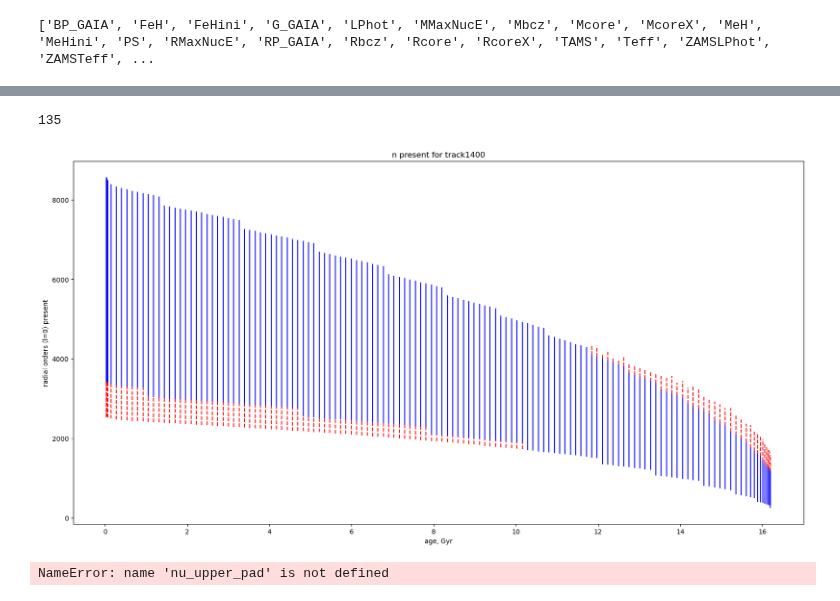
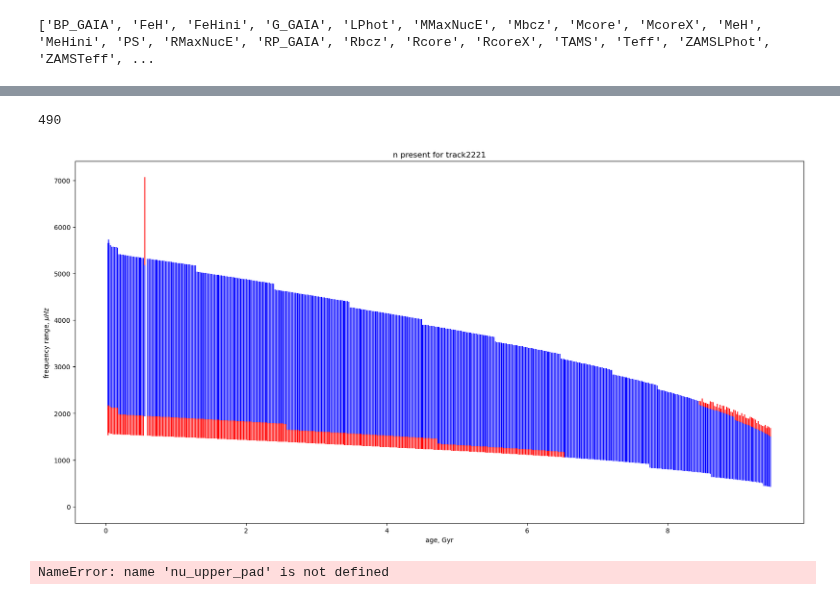
Before and after one commit to ojscutt/pitchfork, a Jupyter notebook: 0_data_sandbox_Barbie_padding.ipynb, the cells around one changed output, grey strips where cells are left out. Drawn from its saved outputs; the diff is of its cells as text; code cells hidden in the pictures.

Commit message:
trying to fix frequency padding

```diff
--- a/0_data_sandbox_Barbie_padding.ipynb
+++ b/0_data_sandbox_Barbie_padding.ipynb
@@ -80,12 +82,15 @@ def n_padded_plot(grid, track_id, n_min=15, n_max=25, max_age=np.inf):
 
         nu_vals = list(track['osc'][i][0][np.where(osckeys[i][0] == 0)])
         plt.plot(np.full(2,point)/1000, np.array([n_upper, n_lower]), color='blue')
-
         if n_upper < n_max:
             dnufit = dnufits[i]
             nu_max = nu_vals[-1]
             n_diff = n_max - n_upper
-            nu_upper_pad = np.arange(nu_max+dnufit, nu_max+(dnufit*(n_diff+1)), dnufit)
+            try:
+                nu_upper_pad = np.arange(nu_max+dnufit, nu_max+(dnufit*(n_diff+1)), dnufit)
+            except:
+                nu_upper_pad = np.full(n_diff, nu_max)
+                n_upper=n_max
             nu_vals = nu_vals + nu_upper_pad.tolist()
             plt.plot(np.full(2,point)/1000, np.array([n_upper, n_max]), color='red', linestyle='dashed')
 
@@ -93,7 +98,11 @@ def n_padded_plot(grid, track_id, n_min=15, n_max=25, max_age=np.inf):
             dnufit = dnufits[i]
             nu_min = nu_vals[0]
             n_diff = n_lower - n_min
-            nu_lower_pad = np.arange(nu_min-(n_diff*dnufit), nu_min, dnufit)
+            try:
+                nu_lower_pad = np.arange(nu_min-(n_diff*dnufit), nu_min, dnufit)
+            except:
+                nu_lower_pad = np.full(n_diff, nu_min)
+                n_lower=n_min
             nu_vals = nu_lower_pad.tolist() + nu_vals
             plt.plot(np.full(2,point)/1000, np.array([n_min, n_lower]), color='red', linestyle='dashed')
 
@@ -107,7 +116,7 @@ def n_padded_plot(grid, track_id, n_min=15, n_max=25, max_age=np.inf):
     plt.title('n present for track'+track_id)
     print(i)
 
-n_padded_plot(barbie_h5, '1400', 10, 30)
+n_padded_plot(barbie_h5, '2221', 10, 30)
 #print(barbie_h5['grid/tracks/track0001/osckey'][0][1][np.where(barbie_h5['grid/tracks/track0001/osckey'][0][0] == 0)])
 #print(barbie_h5['grid/tracks/track0001/osc'][0][0][np.where(barbie_h5['grid/tracks/track0001/osckey'][0][0] == 0)])
 # %% [output]
@@ -131,41 +140,47 @@ def n_padded_plot(grid, track_id, n_min=15, n_max=25, max_age=np.inf):
     for point in points:
         n_vals = osckeys[i][1][np.where(osckeys[i][0] == 0)[0]]
         n_upper = n_vals[-1]
         n_lower = n_vals[0]
 
         nu_vals = list(track['osc'][i][0][np.where(osckeys[i][0] == 0)])
         plt.plot(np.full(2,point)/1000, np.array([nu_vals[0], nu_vals[-1]]), color='blue')
 
         if n_upper < n_max:
             dnufit = dnufits[i]
             nu_max = nu_vals[-1]
             n_diff = n_max - n_upper
-            nu_upper_pad = np.arange(nu_max+dnufit, nu_max+(dnufit*(n_diff+1)), dnufit)
+            try:
+                nu_upper_pad = np.arange(nu_max+dnufit, nu_max+(dnufit*(n_diff+1)), dnufit)
+            except:
+                nu_upper_pad = np.zeros(0)
             nu_vals = nu_vals + nu_upper_pad.tolist()
-            plt.plot(np.full(2,point)/1000, np.array([nu_max, nu_vals[-1]]), color='red', linestyle='dashed')
+            plt.plot(np.full(2,point)/1000, np.array([nu_max, nu_vals[-1]]), color='red')
 
         if n_lower > n_min:
             dnufit = dnufits[i]
             nu_min = nu_vals[0]
             n_diff = n_lower - n_min
-            nu_lower_pad = np.arange(nu_min-(n_diff*dnufit), nu_min, dnufit)
+            try:
+                nu_lower_pad = np.arange(nu_min-(n_diff*dnufit), nu_min, dnufit)
+            except:
+                nu_upper_pad = np.zeros(0)
             nu_vals = nu_lower_pad.tolist() + nu_vals
-            plt.plot(np.full(2,point)/1000, np.array([nu_vals[0], nu_min]), color='red', linestyle='dashed')
+            plt.plot(np.full(2,point)/1000, np.array([nu_vals[0], nu_min]), color='red')
 
         i+=1
 
 
     plt.xlabel('age, Gyr')
-    plt.ylabel('radial orders (l=0) present')
+    plt.ylabel('frequency range, $\mu Hz$')
     plt.title('n present for track'+track_id)
     print(i)
 
-n_padded_plot(barbie_h5, '1400', 10, 30)
+n_padded_plot(barbie_h5, '2221', 10, 30)
 #print(barbie_h5['grid/tracks/track0001/osckey'][0][1][np.where(barbie_h5['grid/tracks/track0001/osckey'][0][0] == 0)])
 #print(barbie_h5['grid/tracks/track0001/osc'][0][0][np.where(barbie_h5['grid/tracks/track0001/osckey'][0][0] == 0)])
 # %% [output]
-135
+490
-[figure, old version]
+[figure, new version]
 # %%
 nu_upper_pad
 # %% [output]
```
Also changed, not shown: parts of 3 cells of this notebook, 2 other files.
